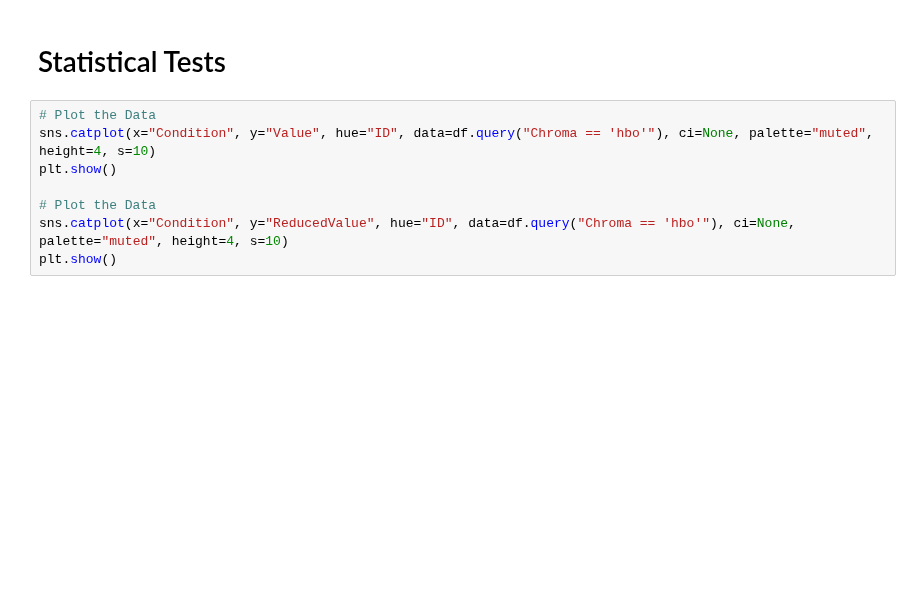
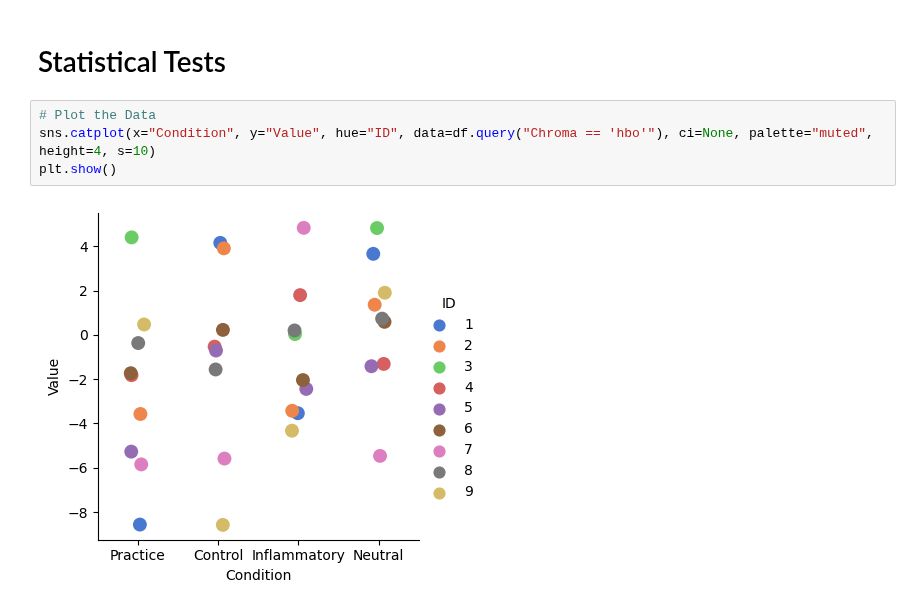
Before and after one commit to nolanrbrady/fNIRs-data-pipeline, a Jupyter notebook: python/Chatbot-python-pipeline.ipynb, the cells around one changed output. Drawn from its saved outputs; the diff is of its cells as text; blank space fills up the shorter version.

```diff
--- a/python/Chatbot-python-pipeline.ipynb
+++ b/python/Chatbot-python-pipeline.ipynb
@@ -238,11 +249,9 @@ importlib.reload(analysis_tools)
 # %%
 # Plot the Data
 sns.catplot(x="Condition", y="Value", hue="ID", data=df.query("Chroma == 'hbo'"), ci=None, palette="muted", height=4, s=10)
 plt.show()
-
-# Plot the Data
-sns.catplot(x="Condition", y="ReducedValue", hue="ID", data=df.query("Chroma == 'hbo'"), ci=None, palette="muted", height=4, s=10)
-plt.show()
+# %% [output]
+[figure, added]
 # %%
 # Inflammatory vs Neutral Prompt Analysis
 
```
Also changed, not shown: parts of 5 cells of this notebook, 1 other file.
